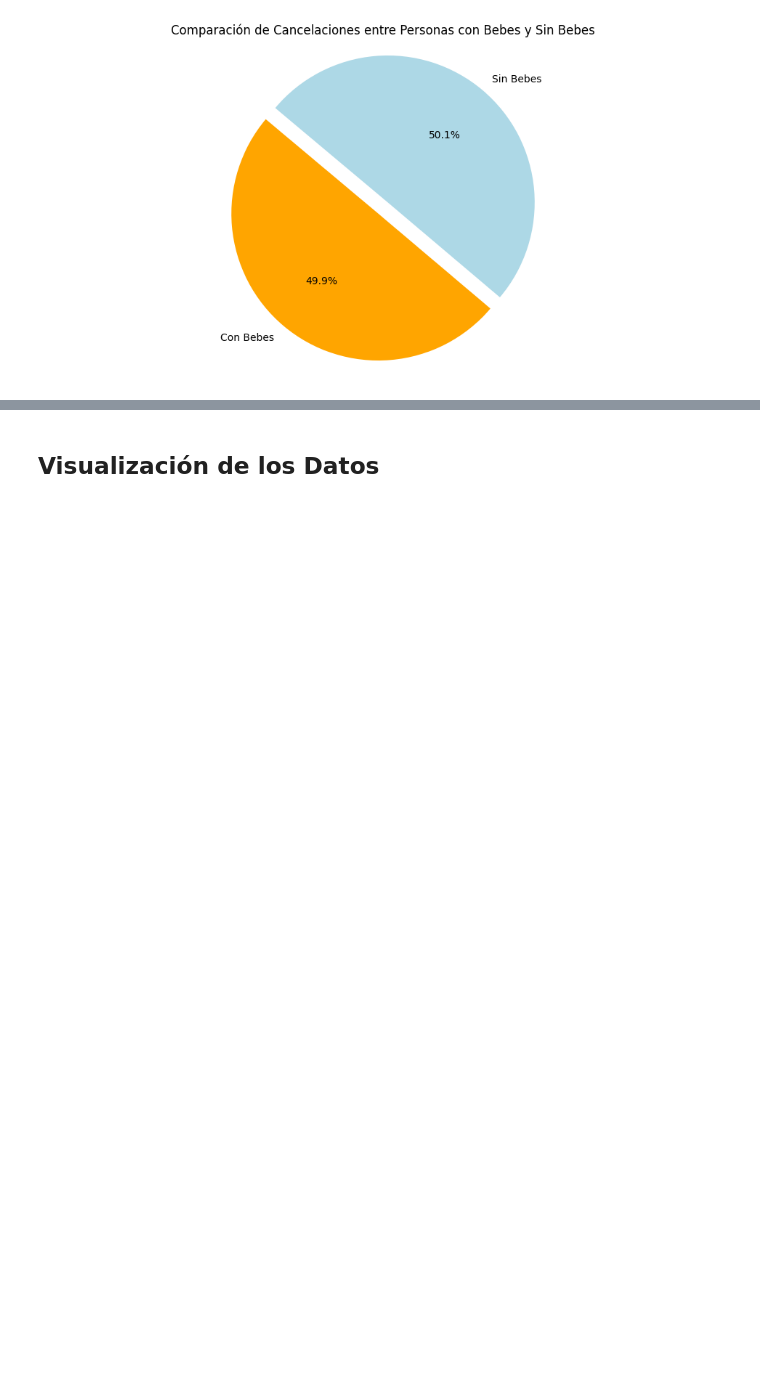
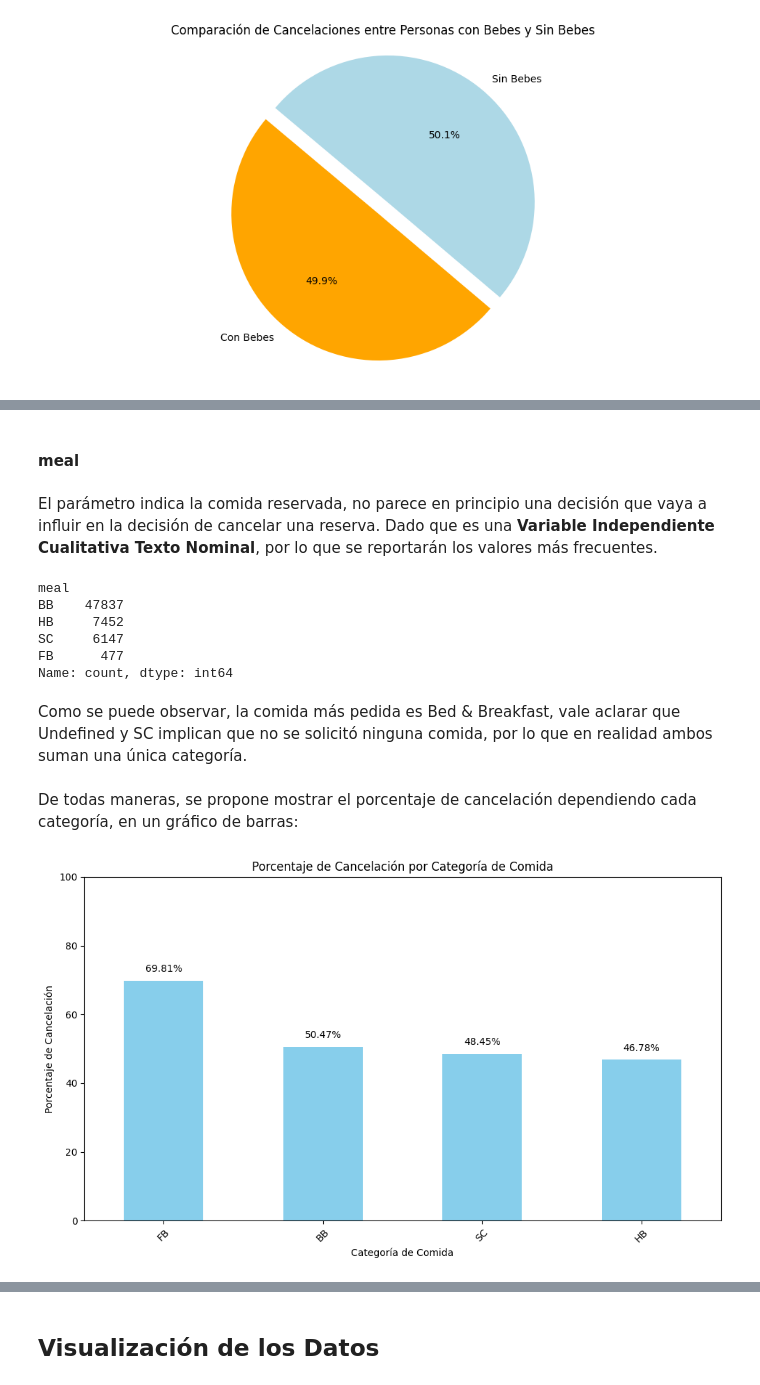
Before and after one commit to InspectorDave/OrgaDeDatos-TPs, a Jupyter notebook: 7506R_TP1_GRUPO11_CHP1_ENTREGA.ipynb, the cells around one changed output, grey strips where cells are left out. Drawn from its saved outputs; the diff is of its cells as text; code cells hidden in the pictures; blank space fills up the shorter version.

Commit message:
meal

```diff
--- a/7506R_TP1_GRUPO11_CHP1_ENTREGA.ipynb
+++ b/7506R_TP1_GRUPO11_CHP1_ENTREGA.ipynb
@@ -929,0 +930,44 @@ Como se puede observar, no hay una diferencia clara entre cancelar una reserva c
+# %% [markdown]
+#### meal
+# %% [markdown]
+El parámetro indica la comida reservada, no parece en principio una decisión que vaya a influir en la decisión de cancelar una reserva. Dado que es una **Variable Independiente Cualitativa Texto Nominal**, por lo que se reportarán los valores más frecuentes.
+# %%
+hotels_df['meal'] = hotels_df['meal'].replace('Undefined', 'SC')
+meal_counts = hotels_df['meal'].value_counts()
+
+print(meal_counts)
+# %% [output]
+meal
+BB    47837
+HB     7452
+SC     6147
+FB      477
+Name: count, dtype: int64
+# %% [markdown]
+Como se puede observar, la comida más pedida es Bed & Breakfast, vale aclarar que Undefined y SC implican que no se solicitó ninguna comida, por lo que en realidad ambos suman una única categoría.
+# %% [markdown]
+De todas maneras, se propone mostrar el porcentaje de cancelación dependiendo cada categoría, en un gráfico de barras:
+# %%
+total_reservas_por_comida = hotels_df['meal'].value_counts()
+reservas_canceladas_por_comida = hotels_df[hotels_df['is_canceled'] == 1]['meal'].value_counts()
+porcentaje_cancelacion_por_comida = (reservas_canceladas_por_comida / total_reservas_por_comida) * 100
+porcentaje_cancelacion_por_comida = porcentaje_cancelacion_por_comida.sort_values(ascending=False)
+
+plt.figure(figsize=(10, 6))
+ax = porcentaje_cancelacion_por_comida.plot(kind='bar', color='skyblue')
+plt.title('Porcentaje de Cancelación por Categoría de Comida')
+plt.xlabel('Categoría de Comida')
+plt.ylabel('Porcentaje de Cancelación')
+plt.ylim(0, 100)
+plt.xticks(rotation=45)
+
+for i, v in enumerate(porcentaje_cancelacion_por_comida):
+    ax.text(i, v + 2, f'{v:.2f}%', ha='center', va='bottom', fontsize=10)
+
+plt.tight_layout()
+plt.show()
+
+# Regreso hotels_df a su estado original
+hotels_df = hotels_df_backup
+# %% [output]
+[figure, added]
```
Also changed, not shown: parts of 24 cells of this notebook.
